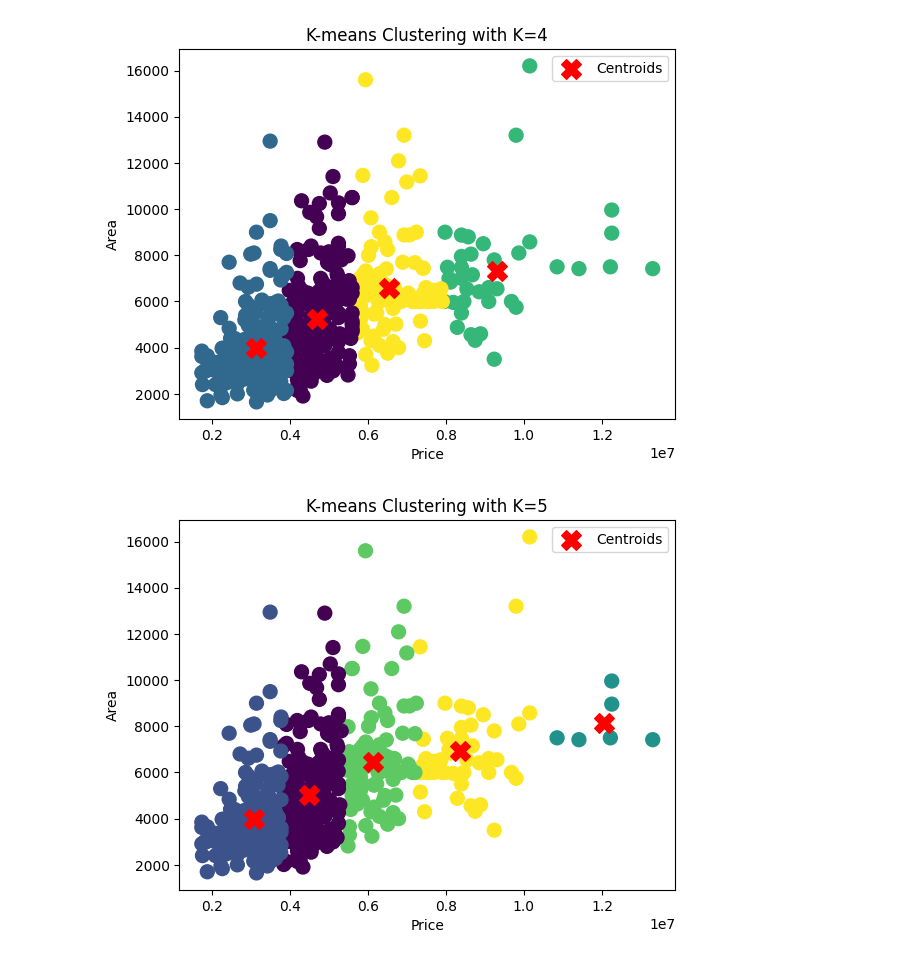
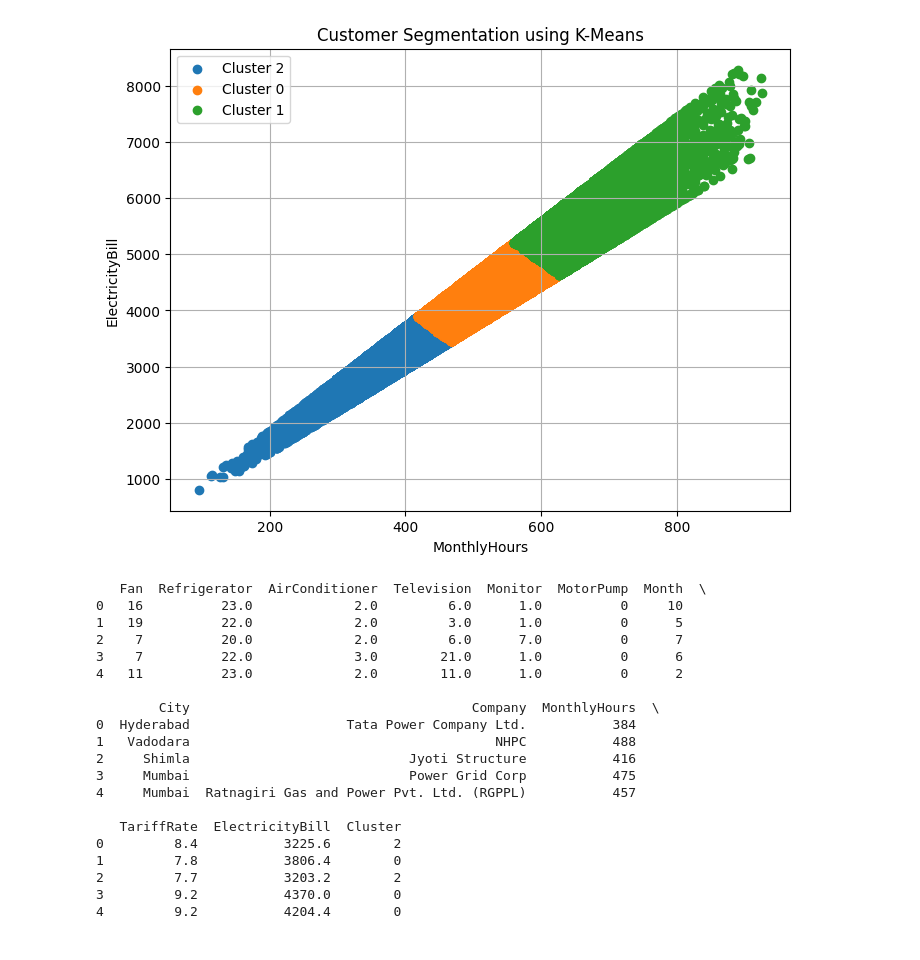
Before and after one commit to shrutishimpi2/ML_Lab_Assignments, a Jupyter notebook: Assignment_3.ipynb, the cells around one changed output. Saved outputs shown, nothing was run; the diff lists cells and outputs as text; code cells hidden in the pictures.

```diff
--- a/Assignment_3.ipynb
+++ b/Assignment_3.ipynb
@@ -89,12 +76,0 @@ labels = kmeans.labels_
-# %%
-
-# Visualizing clusters
-plt.scatter(data['price'], data['area'], c=labels, cmap='viridis', s=100)
-plt.scatter(centroids[:, 0], centroids[:, 1], c='red', marker='X', s=200, label='Centroids')
-plt.title(f'K-means Clustering with K={optimal_k}')
-plt.xlabel('Price')
-plt.ylabel('Area')
-plt.legend()
-plt.show()
-# %% [output]
-[figure, removed]
@@ -111,12 +77,42 @@ labels = kmeans.labels_
-# %%
-
-# Visualizing clusters
-plt.scatter(data['price'], data['area'], c=labels, cmap='viridis', s=100)
-plt.scatter(centroids[:, 0], centroids[:, 1], c='red', marker='X', s=200, label='Centroids')
-plt.title(f'K-means Clustering with K={optimal_k}')
-plt.xlabel('Price')
-plt.ylabel('Area')
-plt.legend()
-plt.show()
-# %% [output]
-[figure, removed]
+# %%
+# Apply KMeans with optimal number of clusters (say, 3)
+kmeans = KMeans(n_clusters=3, init='k-means++', random_state=42)
+df['Cluster'] = kmeans.fit_predict(scaled_features)
+
+# Visualize the Clusters
+plt.figure(figsize=(8,6))
+for cluster in df['Cluster'].unique():
+    plt.scatter(df[df['Cluster']==cluster]['MonthlyHours'],
+                df[df['Cluster']==cluster]['ElectricityBill'],
+                label=f'Cluster {cluster}')
+plt.xlabel('MonthlyHours')
+plt.ylabel('ElectricityBill')
+plt.title('Customer Segmentation using K-Means')
+plt.legend()
+plt.grid(True)
+plt.show()
+
+# Check the clustered data
+print(df.head())
+# %% [output]
+[figure, added]
+   Fan  Refrigerator  AirConditioner  Television  Monitor  MotorPump  Month  \
+0   16          23.0             2.0         6.0      1.0          0     10
+1   19          22.0             2.0         3.0      1.0          0      5
+2    7          20.0             2.0         6.0      7.0          0      7
+3    7          22.0             3.0        21.0      1.0          0      6
+4   11          23.0             2.0        11.0      1.0          0      2
+
+        City                                    Company  MonthlyHours  \
+0  Hyderabad                    Tata Power Company Ltd.           384
+1   Vadodara                                       NHPC           488
+2     Shimla                            Jyoti Structure           416
+3     Mumbai                            Power Grid Corp           475
+4     Mumbai  Ratnagiri Gas and Power Pvt. Ltd. (RGPPL)           457
+
+   TariffRate  ElectricityBill  Cluster
+0         8.4           3225.6        2
+1         7.8           3806.4        0
+2         7.7           3203.2        2
+3         9.2           4370.0        0
+4         9.2           4204.4        0
```
Also changed, not shown: parts of 15 cells of this notebook.
